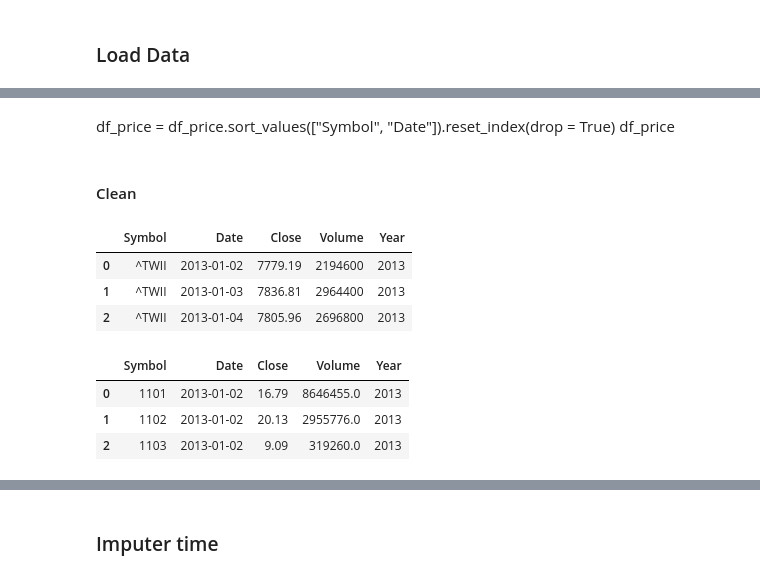
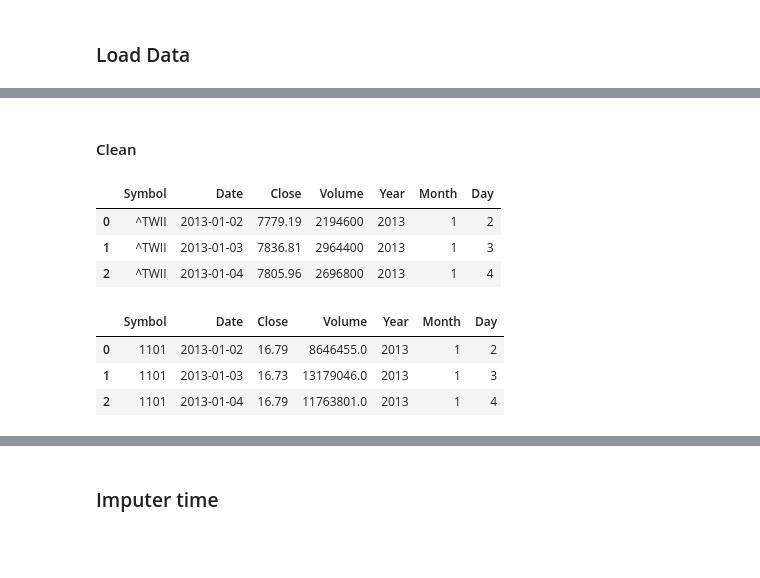
Before and after one commit to JulieKuo/stock, a Jupyter notebook: portfolio.ipynb, the cells around one changed output, grey strips where cells are left out. Cells and saved outputs as stored; diff of their text form; code cells hidden in the pictures; blank space fills up the shorter version.

```diff
--- a/portfolio.ipynb
+++ b/portfolio.ipynb
@@ -97,6 +84,3 @@ for group_year, df_group_year in g_year:
-# %% [markdown]
-df_price = df_price.sort_values(["Symbol", "Date"]).reset_index(drop = True)
-df_price
 # %% [markdown]
 #### Clean
 # %%
@@ -104,25 +88,27 @@ def price(df):
     df = df.drop(["Open", "High", "Low", "Close"], axis = 1)
     df = df.rename(columns = {"Adj Close": "Close"})
     df["Year"] = df["Date"].dt.year
+    df["Month"] = df["Date"].dt.month
+    df["Day"] = df["Date"].dt.day
     return df
 # %%
 twii_raw = price(twii_raw)
 twii_raw.head(3)
 # %% [output]
-|  | Symbol | Date | Close | Volume | Year |
-| 0 | ^TWII | 2013-01-02 | 7779.19 | 2194600 | 2013 |
-| 1 | ^TWII | 2013-01-03 | 7836.81 | 2964400 | 2013 |
-| 2 | ^TWII | 2013-01-04 | 7805.96 | 2696800 | 2013 |
+|  | Symbol | Date | Close | Volume | Year | Month | Day |
+| 0 | ^TWII | 2013-01-02 | 7779.19 | 2194600 | 2013 | 1 | 2 |
+| 1 | ^TWII | 2013-01-03 | 7836.81 | 2964400 | 2013 | 1 | 3 |
+| 2 | ^TWII | 2013-01-04 | 7805.96 | 2696800 | 2013 | 1 | 4 |
 # %%
 price_raw["Symbol"] = price_raw["Symbol"].str.split(".").str[0]
-price_raw = price_raw.sort_values(["Date", "Symbol"]).reset_index(drop = True)
+price_raw = price_raw.sort_values(["Symbol", "Date"]).reset_index(drop = True)
 price_raw = price(price_raw)
 price_raw.head(3)
 # %% [output]
-|  | Symbol | Date | Close | Volume | Year |
-| 0 | 1101 | 2013-01-02 | 16.79 | 8646455.0 | 2013 |
-| 1 | 1102 | 2013-01-02 | 20.13 | 2955776.0 | 2013 |
-| 2 | 1103 | 2013-01-02 | 9.09 | 319260.0 | 2013 |
+|  | Symbol | Date | Close | Volume | Year | Month | Day |
+| 0 | 1101 | 2013-01-02 | 16.79 | 8646455.0 | 2013 | 1 | 2 |
+| 1 | 1101 | 2013-01-03 | 16.73 | 13179046.0 | 2013 | 1 | 3 |
+| 2 | 1101 | 2013-01-04 | 16.79 | 11763801.0 | 2013 | 1 | 4 |
 # %%
 def statement(df, keep_col, new_col_name):
     df = df.iloc[:, keep_col]
```
Also changed, not shown: parts of 34 cells of this notebook.
